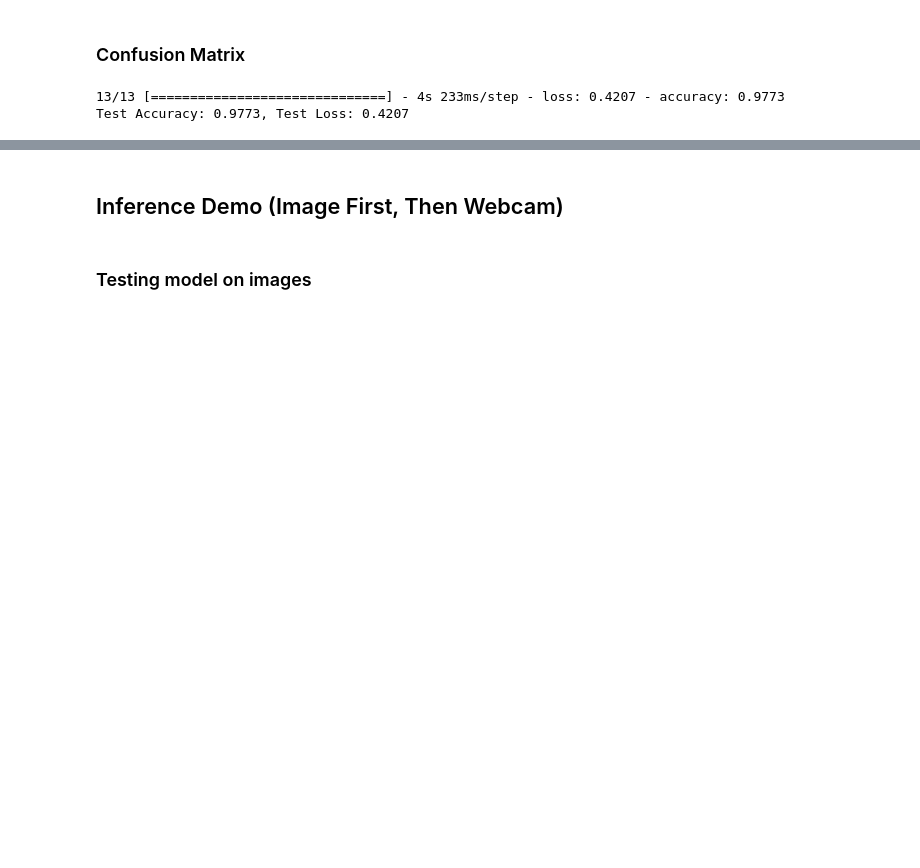
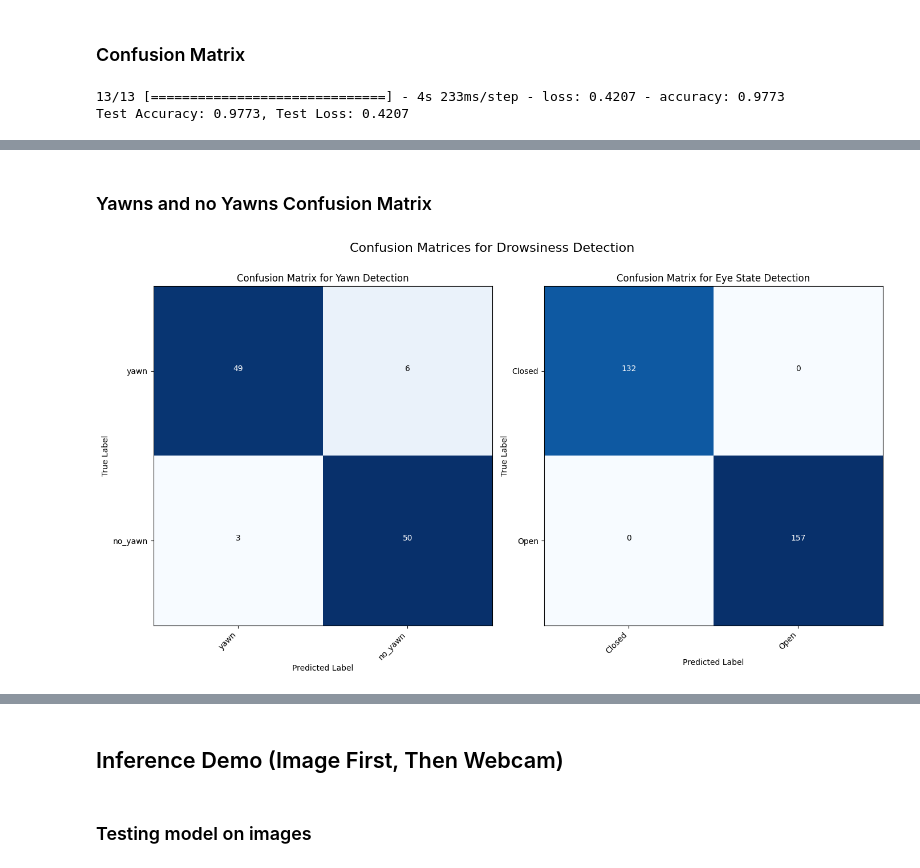
Before and after one commit to DanielMelo46/Neural_Networks_Project, a Jupyter notebook: drowsiness_detection.ipynb, the cells around one changed output, grey strips where cells are left out. Cells and saved outputs as stored; diff of their text form; code cells hidden in the pictures; blank space fills up the shorter version.

```diff
--- a/drowsiness_detection.ipynb
+++ b/drowsiness_detection.ipynb
@@ -503,0 +474,65 @@ plt.show()
+# %% [markdown]
+### Yawns and no Yawns Confusion Matrix
+# %%
+# Predictions for Yawns
+mask_1 = (y_true == 0) | (y_true == 1)
+y_true_copy = y_true[mask_1]
+y_pred_copy = y_pred[mask_1]
+
+mask_2 = (y_true == 2) | (y_true == 3)
+y_true_copy_2 = y_true[mask_2]
+y_pred_copy_2 = y_pred[mask_2]
+
+
+cm_1 = confusion_matrix(y_true_copy, y_pred_copy)
+cm_2 = confusion_matrix(y_true_copy_2, y_pred_copy_2)
+
+# 0=yawn, 1=no_yawn, 2=Closed, 3=Open
+class_names_1 = ["yawn", "no_yawn"]
+class_names_2 = ["Closed", "Open"]
+label_ids = list(range(len(class_names_1)))
+
+fig, axes = plt.subplots(1, 2, figsize=(14, 8))
+
+# --- CM 1 ---
+ax = axes[0]
+ax.imshow(cm_1, interpolation="nearest", cmap=plt.cm.Blues)
+ax.set_title("Confusion Matrix for Yawn Detection")
+ax.set_xticks(np.arange(len(class_names_1)))
+ax.set_yticks(np.arange(len(class_names_1)))
+ax.set_xticklabels(class_names_1, rotation=45, ha="right")
+ax.set_yticklabels(class_names_1)
+ax.set_xlabel('Predicted Label')
+ax.set_ylabel('True Label')
+
+threshold = cm_1.max() / 2.0
+for i in range(cm_1.shape[0]):
+    for j in range(cm_1.shape[1]):
+        ax.text(j, i, cm_1[i, j],
+                ha="center",
+                color="white" if cm_1[i, j] > threshold else "black")
+
+# --- CM 2 ---
+ax = axes[1]
+ax.imshow(cm_2, interpolation="nearest", cmap=plt.cm.Blues)
+ax.set_title("Confusion Matrix for Eye State Detection")
+ax.set_xticks(np.arange(len(class_names_2)))
+ax.set_yticks(np.arange(len(class_names_2)))
+ax.set_xticklabels(class_names_2, rotation=45, ha="right")
+ax.set_yticklabels(class_names_2)
+ax.set_xlabel('Predicted Label')
+ax.set_ylabel('True Label')
+
+
+threshold = cm_2.max() / 2.0
+for i in range(cm_2.shape[0]):
+    for j in range(cm_2.shape[1]):
+        ax.text(j, i, cm_2[i, j],
+                ha="center",
+                color="white" if cm_2[i, j] > threshold else "black")
+
+plt.tight_layout()
+plt.suptitle("Confusion Matrices for Drowsiness Detection", fontsize=16)
+plt.show()
+# %% [output]
+[figure, added]
```
Also changed, not shown: parts of 4 cells of this notebook.
